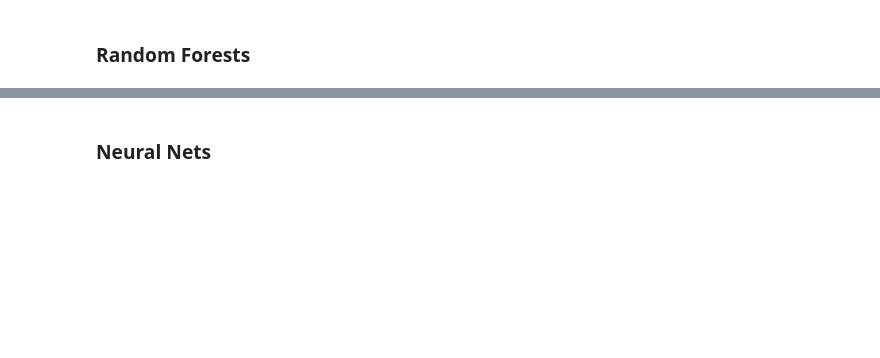
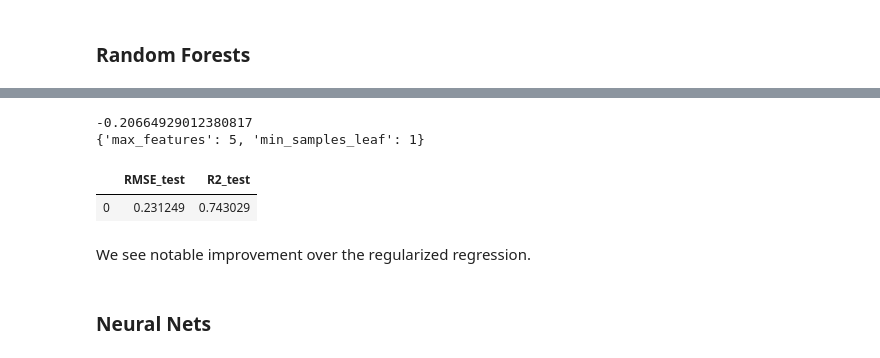
Before and after one commit to m-clark/data-processing-and-visualization, a Jupyter notebook: code/ml.ipynb, the cells around one changed output, grey strips where cells are left out. Cells and saved outputs as stored; diff of their text form; code cells hidden in the pictures; blank space fills up the shorter version.

```diff
--- a/code/ml.ipynb
+++ b/code/ml.ipynb
@@ -72,2 +167,38 @@ dtype: float64
+# %%
+from sklearn.ensemble import RandomForestRegressor
+
+
+max_feature = [2, 3, X.shape[1]]
+min_samples_leaf = [1, 5, 10]
+
+tuned_parameters = [{'max_features': max_feature, 'min_samples_leaf': min_samples_leaf}]
+n_folds = 10
+
+grid_search = GridSearchCV(
+    RandomForestRegressor(),
+    tuned_parameters,
+    cv = n_folds,
+    refit = True,
+    scoring = 'neg_mean_squared_error'
+)
+# %%
+cv_results = grid_search.fit(X_train, y_train)
+# %%
+print(cv_results.best_score_)
+print(cv_results.best_params_)
+# %% [output]
+-0.20664929012380817
+{'max_features': 5, 'min_samples_leaf': 1}
+# %%
+pd.DataFrame({
+    'RMSE_test': mean_squared_error(cv_results.predict(X_test), y_test),
+    'R2_test': r2_score(cv_results.predict(X_test), y_test)},
+    index = [0]
+)
+# %% [output]
+|  | RMSE_test | R2_test |
+| 0 | 0.231249 | 0.743029 |
+# %% [markdown]
+We see notable improvement over the regularized regression.
 # %% [markdown]
 ### Neural Nets
```
Also changed, not shown: parts of 33 cells of this notebook, 28 other files.
